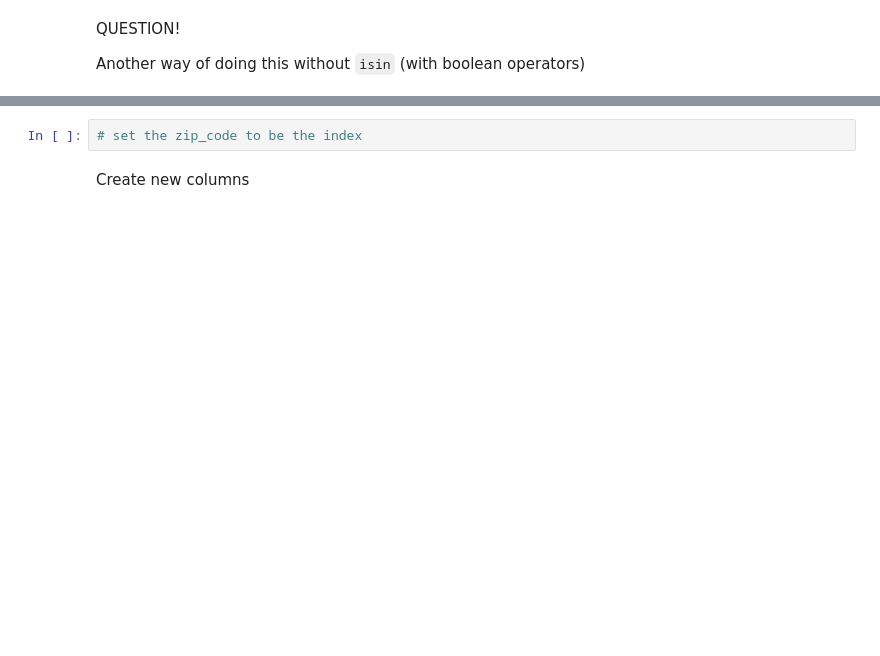
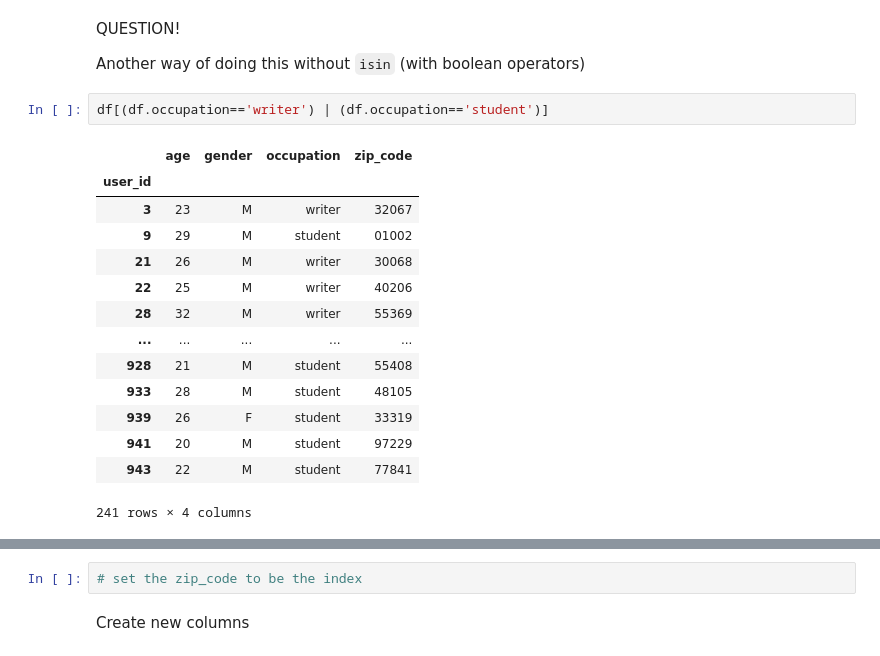
Before and after one commit to Ironhack-Data-Madrid-Febrero-2021/Classroom-Materials, a Jupyter notebook: module-1/17-pandas-1.ipynb, the cells around one changed output, grey strips where cells are left out. Cells and saved outputs as stored; diff of their text form; blank space fills up the shorter version.

```diff
--- a/module-1/17-pandas-1.ipynb
+++ b/module-1/17-pandas-1.ipynb
@@ -252,6 +549,23 @@ df[df.occupation.isin(['writer', 'student'])]
 QUESTION!
 
 Another way of doing this without `isin` (with boolean operators)
+# %%
+df[(df.occupation=='writer') | (df.occupation=='student')]
+# %% [output]
+|  | age | gender | occupation | zip_code |
+| user_id |  |  |  |  |
+| 3 | 23 | M | writer | 32067 |
+| 9 | 29 | M | student | 01002 |
+| 21 | 26 | M | writer | 30068 |
+| 22 | 25 | M | writer | 40206 |
+| 28 | 32 | M | writer | 55369 |
+| ... | ... | ... | ... | ... |
+| 928 | 21 | M | student | 55408 |
+| 933 | 28 | M | student | 48105 |
+| 939 | 26 | F | student | 33319 |
+| 941 | 20 | M | student | 97229 |
+| 943 | 22 | M | student | 77841 |
+241 rows × 4 columns
 # %%
 # Keep only zip_code starting with '21'
 df[df['zip_code'].str.startswith('21')]
```
Also changed, not shown: parts of 47 cells of this notebook.
